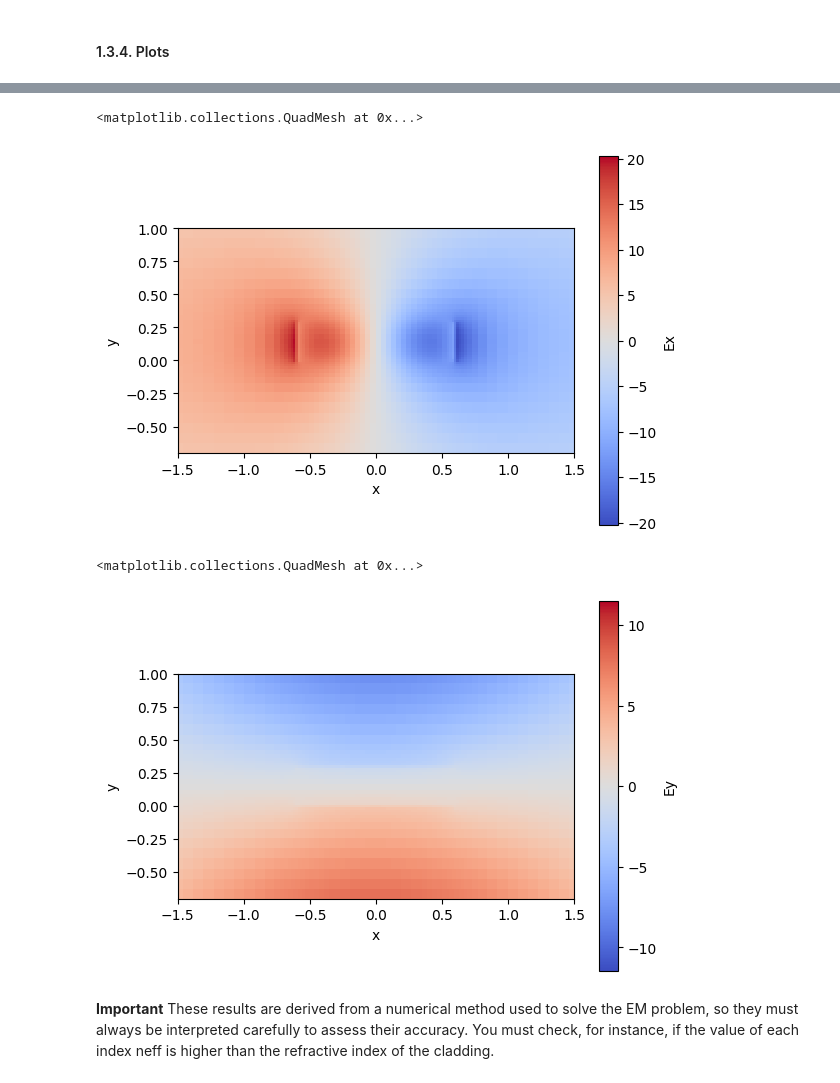
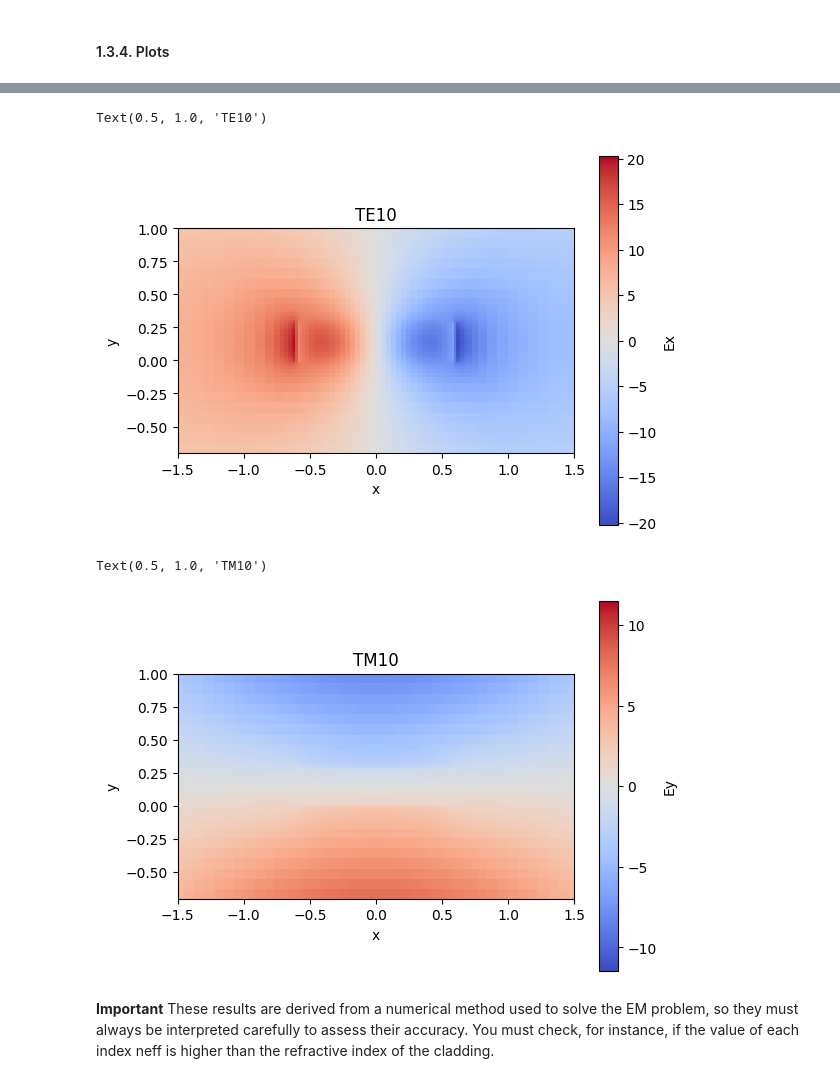
Before and after one commit to Valmaseda10/cifoin-lab1, a Jupyter notebook: WAVEGUIDES_Student.ipynb, the cells around one changed output, grey strips where cells are left out. Drawn from its saved outputs; the diff is of its cells as text; code cells hidden in the pictures.

```diff
--- a/WAVEGUIDES_Student.ipynb
+++ b/WAVEGUIDES_Student.ipynb
@@ -151,13 +151,14 @@ deep_waveguide.plot_field(mode_index=1 , # Mode to be plotted
 # %%
 deep_waveguide.plot_field(mode_index=2 , # Mode to be plotted
                           field_name='Ex', # Field to be plotted
                           value='real', # Real - abs - imag
                           cmap='coolwarm', # Suggestions: Change the plot color
                           xlim=(-1.5, 1.5), # Set the x and y limits
                           ylim=(-0.7, 1)) #
+plt.title('TE10')
 # %% [output]
-<matplotlib.collections.QuadMesh at 0x...>
+Text(0.5, 1.0, 'TE10')
-[figure, old version]
+[figure, new version]
 # %%
 deep_waveguide.plot_field(mode_index=3, # Mode to be plotted
                           field_name='Ey', # Field to be plotted
@@ -165,9 +166,10 @@ deep_waveguide.plot_field(mode_index=3, # Mode to be plotted
                           cmap='coolwarm', # Suggestions: Change the plot color
                           xlim=(-1.5, 1.5), # Set the x and y limits
                           ylim=(-0.7, 1)) #
+plt.title('TM10')
 # %% [output]
-<matplotlib.collections.QuadMesh at 0x...>
+Text(0.5, 1.0, 'TM10')
-[figure, old version]
+[figure, new version]
 # %% [markdown]
 **Important**
 These results are derived from a numerical method used to solve the EM problem, so they must always be interpreted carefully to assess their accuracy. You must check, for instance, if the value of each index neff is higher than the refractive index of the cladding.
```
Also changed, not shown: parts of 7 cells of this notebook.
